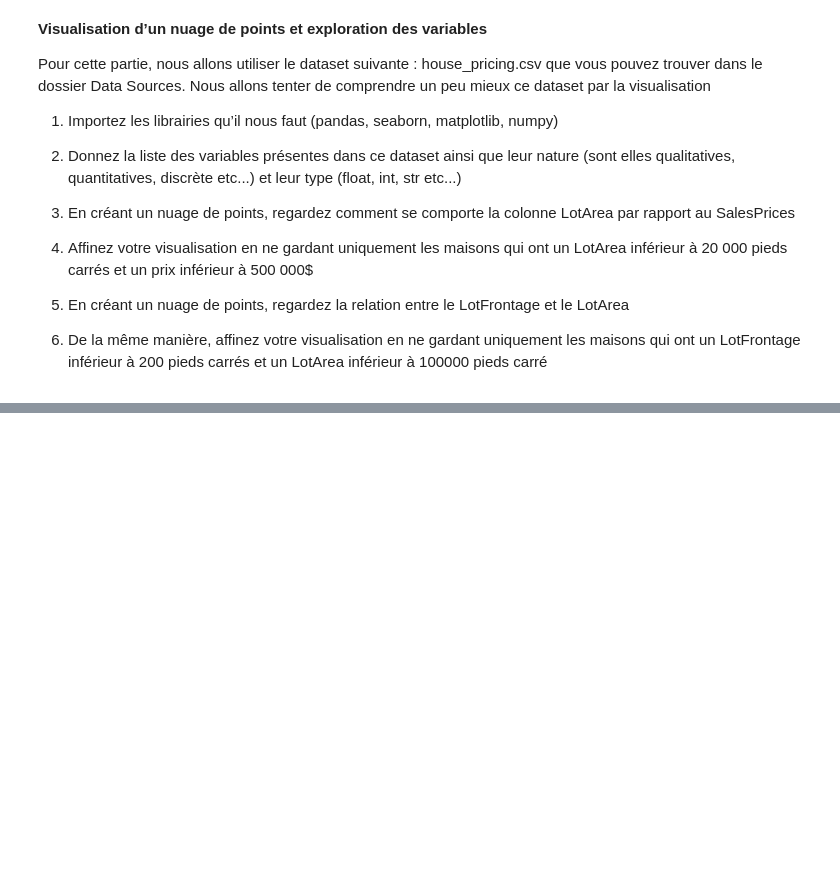
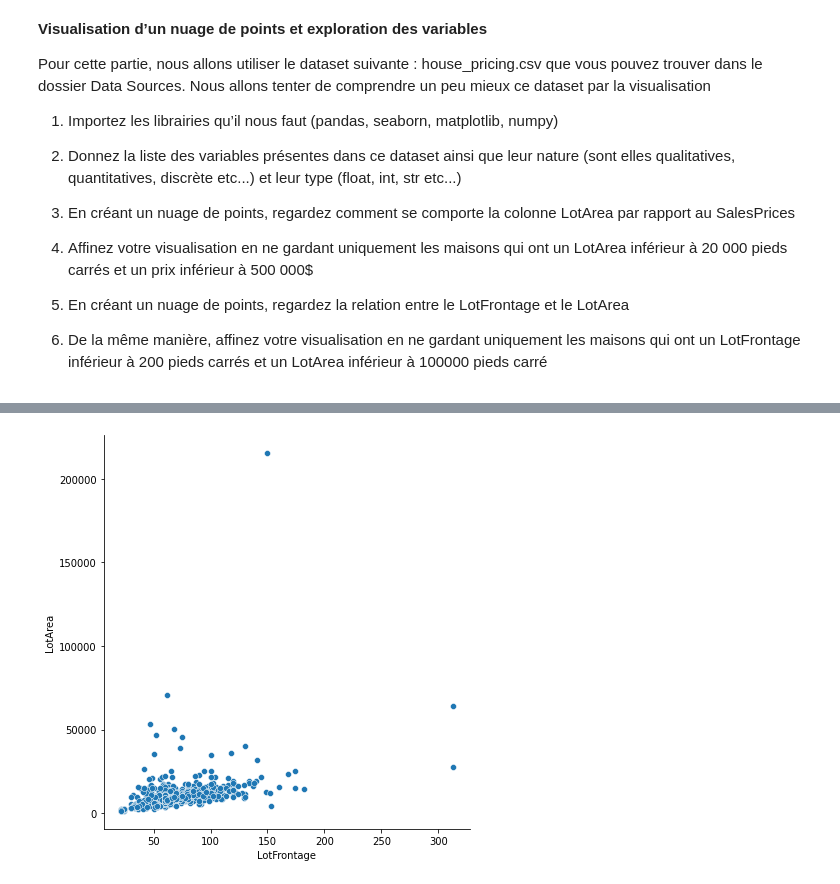
Before and after one commit to tekebim/exo-algo, a Jupyter notebook: Data_Visualisation_Statistiques_Descriptives.ipynb, the cells around one changed output, grey strips where cells are left out. Saved outputs shown, nothing was run; the diff lists cells and outputs as text; code cells hidden in the pictures; blank space fills up the shorter version.

```diff
--- a/Data_Visualisation_Statistiques_Descriptives.ipynb
+++ b/Data_Visualisation_Statistiques_Descriptives.ipynb
@@ -54,0 +98,5 @@ memory usage: 134.4+ MB
+# %%
+#5
+sns.relplot(x="LotFrontage", y="LotArea", data = dfc, height=6);
+# %% [output]
+[figure, added]
```
Also changed, not shown: parts of 43 cells of this notebook.
